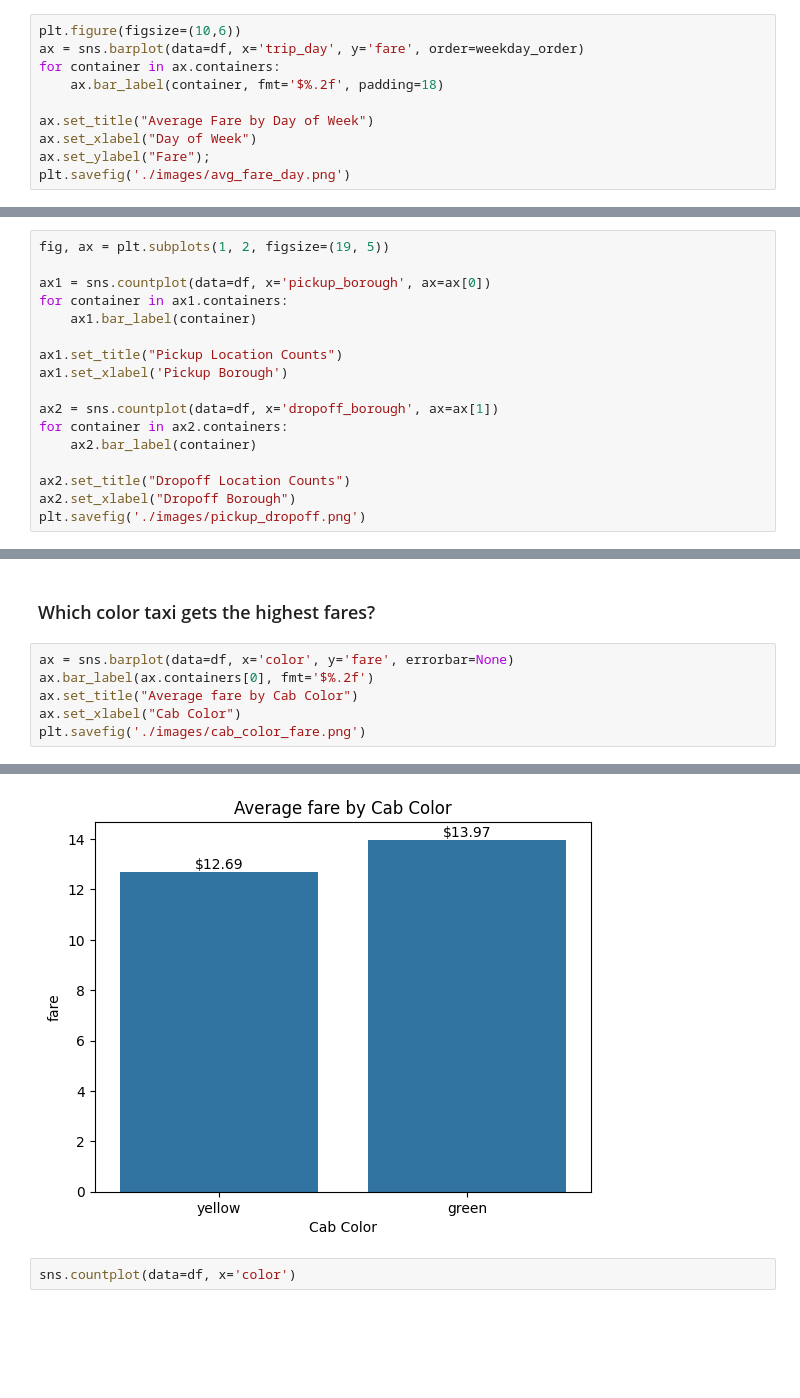
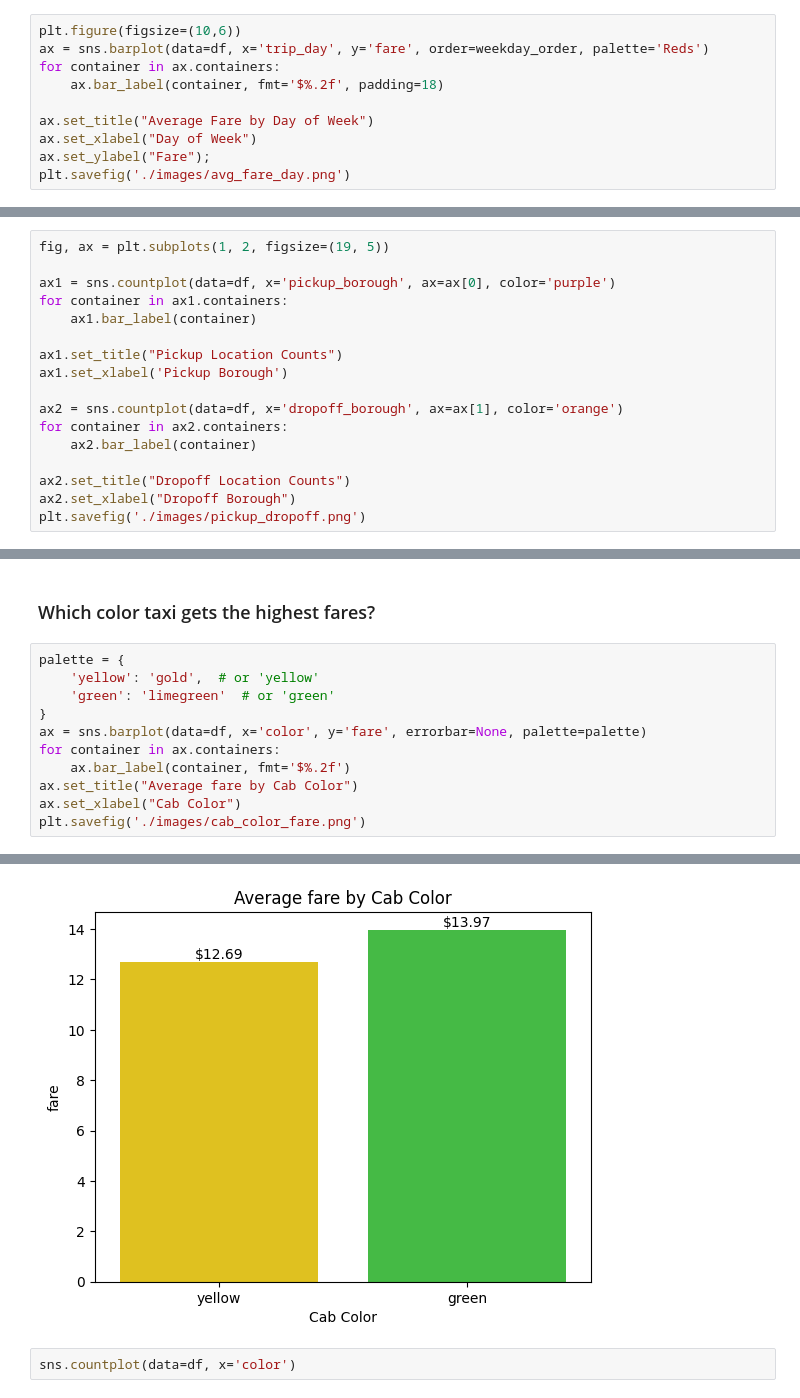
Before and after one commit to danielphilip12/Taxi-Data-Analysis, a Jupyter notebook: EDA.ipynb, the cells around one changed output, grey strips where cells are left out. Saved outputs shown, nothing was run; the diff lists cells and outputs as text; blank space fills up the shorter version.

```diff
--- a/EDA.ipynb
+++ b/EDA.ipynb
@@ -228,7 +228,7 @@ weekday_order=  ['Sunday', 'Monday', 'Tuesday', 'Wednesday', 'Thursday', 'Friday
 ### What day of the week has the highest average fare?
 # %%
 plt.figure(figsize=(10,6))
-ax = sns.barplot(data=df, x='trip_day', y='fare', order=weekday_order)
+ax = sns.barplot(data=df, x='trip_day', y='fare', order=weekday_order, palette='Reds')
 for container in ax.containers:
     ax.bar_label(container, fmt='$%.2f', padding=18)
 
@@ -254,14 +260,14 @@ plt.savefig('./images/avg_dur_day_diff.png')
 # %%
 fig, ax = plt.subplots(1, 2, figsize=(19, 5))
 
-ax1 = sns.countplot(data=df, x='pickup_borough', ax=ax[0])
+ax1 = sns.countplot(data=df, x='pickup_borough', ax=ax[0], color='purple')
 for container in ax1.containers:
     ax1.bar_label(container)
 
 ax1.set_title("Pickup Location Counts")
 ax1.set_xlabel('Pickup Borough')
 
-ax2 = sns.countplot(data=df, x='dropoff_borough', ax=ax[1])
+ax2 = sns.countplot(data=df, x='dropoff_borough', ax=ax[1], color='orange')
 for container in ax2.containers:
     ax2.bar_label(container)
 
@@ -275,8 +281,13 @@ plt.savefig('./images/pickup_dropoff.png')
 # %% [markdown]
 ### Which color taxi gets the highest fares?
 # %%
-ax = sns.barplot(data=df, x='color', y='fare', errorbar=None)
-ax.bar_label(ax.containers[0], fmt='$%.2f')
+palette = {
+    'yellow': 'gold',  # or 'yellow'
+    'green': 'limegreen'  # or 'green'
+}
+ax = sns.barplot(data=df, x='color', y='fare', errorbar=None, palette=palette)
+for container in ax.containers:
+    ax.bar_label(container, fmt='$%.2f')
 ax.set_title("Average fare by Cab Color")
 ax.set_xlabel("Cab Color")
 plt.savefig('./images/cab_color_fare.png')
@@ -284,4 +298,4 @@ plt.savefig('./images/cab_color_fare.png')
-[figure, old version]
+[figure, new version]
 # %%
 sns.countplot(data=df, x='color')
 # %% [output]
```
Also changed, not shown: parts of 8 cells of this notebook, 7 other files.
